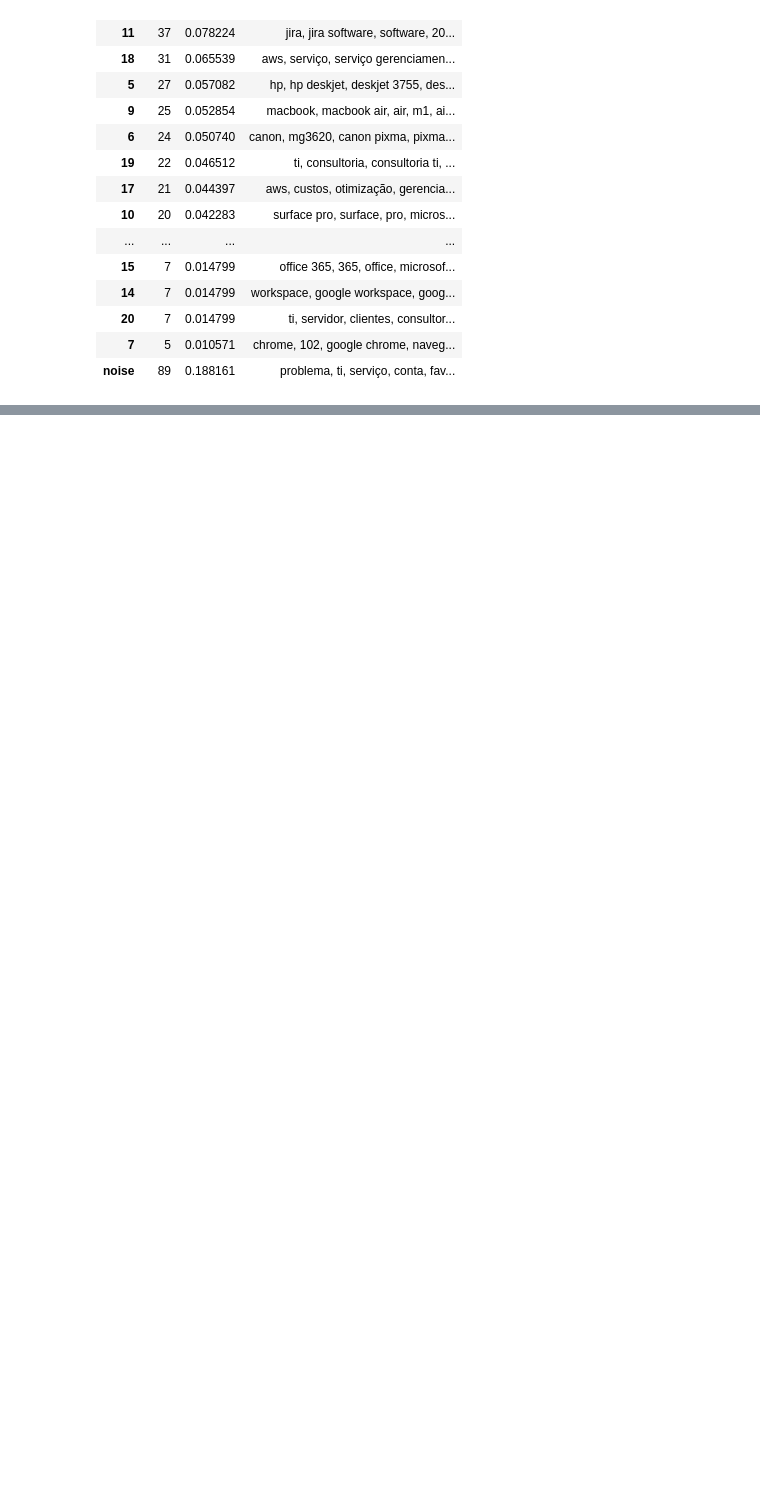
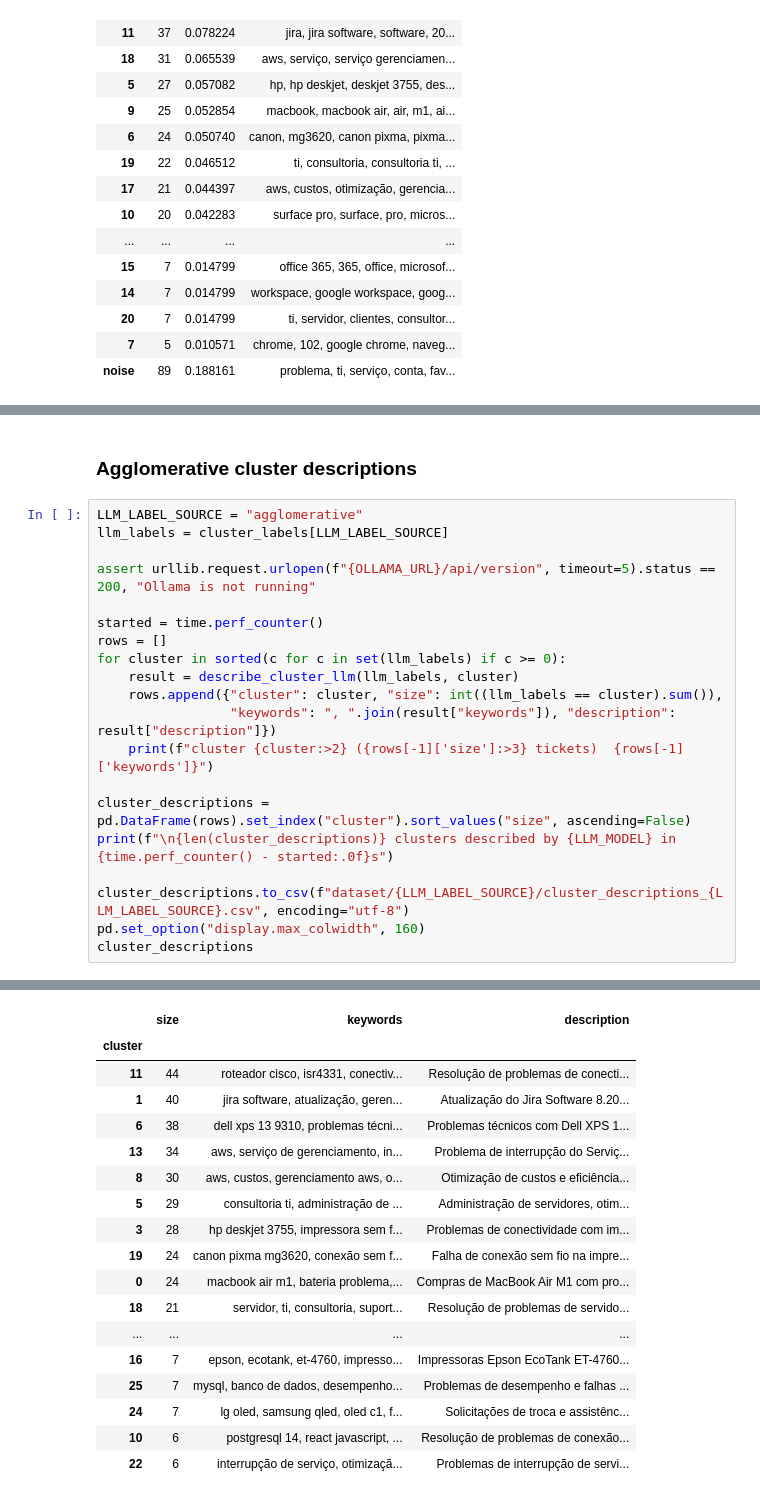
Before and after one commit to nicolaubruno/voll_technical_case, a Jupyter notebook: 1. Exploration.ipynb, the cells around one changed output, grey strips where cells are left out. Drawn from its saved outputs; the diff is of its cells as text; blank space fills up the shorter version.

Commit message:
LLM description for clusters

```diff
--- a/1. Exploration.ipynb
+++ b/1. Exploration.ipynb
@@ -1207,0 +1311,23 @@ describe_clusters(cluster_labels["hdbscan"])
+# %% [markdown]
+### Agglomerative cluster descriptions
+# %%
+LLM_LABEL_SOURCE = "agglomerative"
+llm_labels = cluster_labels[LLM_LABEL_SOURCE]
+
+assert urllib.request.urlopen(f"{OLLAMA_URL}/api/version", timeout=5).status == 200, "Ollama is not running"
+
+started = time.perf_counter()
+rows = []
+for cluster in sorted(c for c in set(llm_labels) if c >= 0):
+    result = describe_cluster_llm(llm_labels, cluster)
+    rows.append({"cluster": cluster, "size": int((llm_labels == cluster).sum()),
+                 "keywords": ", ".join(result["keywords"]), "description": result["description"]})
+    print(f"cluster {cluster:>2} ({rows[-1]['size']:>3} tickets)  {rows[-1]['keywords']}")
+
+cluster_descriptions = pd.DataFrame(rows).set_index("cluster").sort_values("size", ascending=False)
+print(f"\n{len(cluster_descriptions)} clusters described by {LLM_MODEL} in {time.perf_counter() - started:.0f}s")
+
+cluster_descriptions.to_csv(f"dataset/{LLM_LABEL_SOURCE}/cluster_descriptions_{LLM_LABEL_SOURCE}.csv", encoding="utf-8")
+pd.set_option("display.max_colwidth", 160)
+cluster_descriptions
+# %% [output]
@@ -1207,0 +1351,18 @@ describe_clusters(cluster_labels["hdbscan"])
+|  | size | keywords | description |
+| cluster |  |  |  |
+| 11 | 44 | roteador cisco, isr4331, conectiv... | Resolução de problemas de conecti... |
+| 1 | 40 | jira software, atualização, geren... | Atualização do Jira Software 8.20... |
+| 6 | 38 | dell xps 13 9310, problemas técni... | Problemas técnicos com Dell XPS 1... |
+| 13 | 34 | aws, serviço de gerenciamento, in... | Problema de interrupção do Serviç... |
+| 8 | 30 | aws, custos, gerenciamento aws, o... | Otimização de custos e eficiência... |
+| 5 | 29 | consultoria ti, administração de ... | Administração de servidores, otim... |
+| 3 | 28 | hp deskjet 3755, impressora sem f... | Problemas de conectividade com im... |
+| 19 | 24 | canon pixma mg3620, conexão sem f... | Falha de conexão sem fio na impre... |
+| 0 | 24 | macbook air m1, bateria problema,... | Compras de MacBook Air M1 com pro... |
+| 18 | 21 | servidor, ti, consultoria, suport... | Resolução de problemas de servido... |
+| ... | ... | ... | ... |
+| 16 | 7 | epson, ecotank, et-4760, impresso... | Impressoras Epson EcoTank ET-4760... |
+| 25 | 7 | mysql, banco de dados, desempenho... | Problemas de desempenho e falhas ... |
+| 24 | 7 | lg oled, samsung qled, oled c1, f... | Solicitações de troca e assistênc... |
+| 10 | 6 | postgresql 14, react javascript, ... | Resolução de problemas de conexão... |
+| 22 | 6 | interrupção de serviço, otimizaçã... | Problemas de interrupção de servi... |
```
Also changed, not shown: parts of 11 cells of this notebook, 4 other files.
